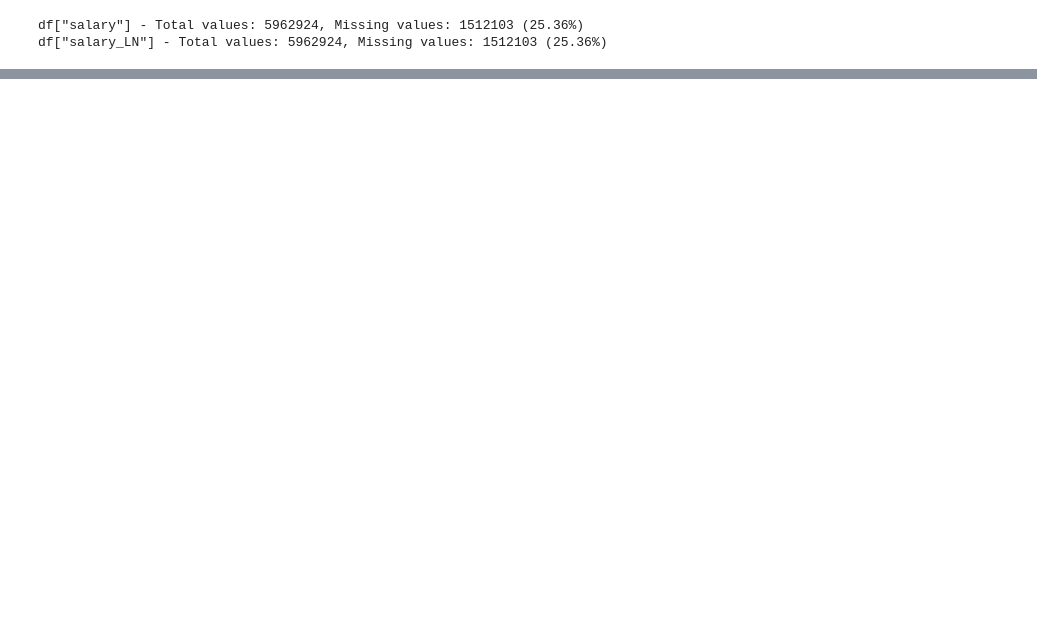
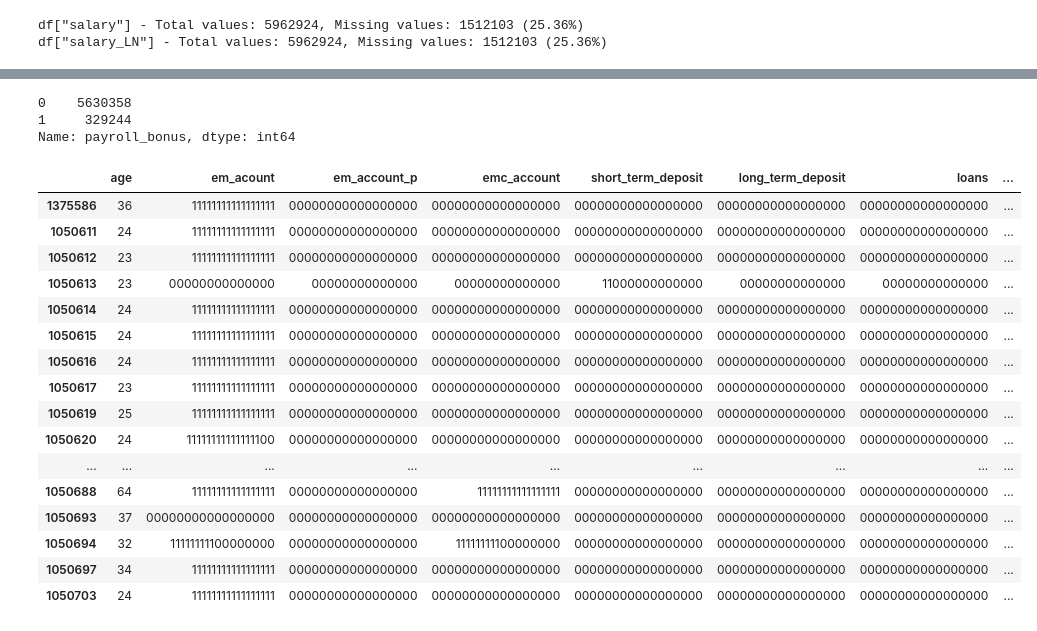
Before and after one commit to aggarcia1996/final_project_adjt, a Jupyter notebook: recommendation/ML_approach.ipynb, the cells around one changed output, grey strips where cells are left out. Drawn from its saved outputs; the diff is of its cells as text; code cells hidden in the pictures; blank space fills up the shorter version.

```diff
--- a/recommendation/ML_approach.ipynb
+++ b/recommendation/ML_approach.ipynb
@@ -132,5 +138,6 @@ df["revenue_class"] = df["revenue_total"].apply(
 # %%
 # removing customers with zero revenue as we cannot make conclusions about purchase and tenure behavior
-df = df[df["revenue_class"] != "None"]
+#print(df.shape)
+#df = df[df["revenue_class"] != "None"]
 df.shape
 # %% [output]
@@ -340,0 +277,21 @@ ValueError: Feature shape mismatch, expected: 39, got 40
+# %%
+def get_other_active_products(row, products, TARGET):
+    product_string_index = row.index.get_loc(TARGET)
+    product_string_activation_index = row[product_string_index].rfind("01") if "01" in row[product_string_index] else None
+
+    #row[product_string_index] = row[product_string_index].split("01")[0]
+
+    other_active_products = []
+    if product_string_activation_index is not None:
+        for i, column in enumerate(row.index):
+            if i != product_string_index and column in products:
+                if row[column][product_string_activation_index] == "1":
+                    other_active_products.append(column)
+    else:
+        other_active_products.append(None)
+
+    return other_active_products
+
+stringed_DF["other_active_products"] = stringed_DF.apply(get_other_active_products, args = (products, TARGET), axis = 1)
+
+stringed_DF
@@ -340,0 +312,6 @@ ValueError: Feature shape mismatch, expected: 39, got 40
+# %%
+df["payroll_bonus"].value_counts()
+# %% [output]
+0    5630358
+1     329244
+Name: payroll_bonus, dtype: int64
@@ -340,0 +321,20 @@ ValueError: Feature shape mismatch, expected: 39, got 40
+# %%
+stringed_DF[stringed_DF["other_active_products"] != "None"].head(50)
+# %% [output]
+|  | age | em_acount | em_account_p | emc_account | short_term_deposit | long_term_deposit | loans | ... |
+| 1375586 | 36 | 11111111111111111 | 00000000000000000 | 00000000000000000 | 00000000000000000 | 00000000000000000 | 00000000000000000 | ... |
+| 1050611 | 24 | 11111111111111111 | 00000000000000000 | 00000000000000000 | 00000000000000000 | 00000000000000000 | 00000000000000000 | ... |
+| 1050612 | 23 | 11111111111111111 | 00000000000000000 | 00000000000000000 | 00000000000000000 | 00000000000000000 | 00000000000000000 | ... |
+| 1050613 | 23 | 00000000000000 | 00000000000000 | 00000000000000 | 11000000000000 | 00000000000000 | 00000000000000 | ... |
+| 1050614 | 24 | 11111111111111111 | 00000000000000000 | 00000000000000000 | 00000000000000000 | 00000000000000000 | 00000000000000000 | ... |
+| 1050615 | 24 | 11111111111111111 | 00000000000000000 | 00000000000000000 | 00000000000000000 | 00000000000000000 | 00000000000000000 | ... |
+| 1050616 | 24 | 11111111111111111 | 00000000000000000 | 00000000000000000 | 00000000000000000 | 00000000000000000 | 00000000000000000 | ... |
+| 1050617 | 23 | 11111111111111111 | 00000000000000000 | 00000000000000000 | 00000000000000000 | 00000000000000000 | 00000000000000000 | ... |
+| 1050619 | 25 | 11111111111111111 | 00000000000000000 | 00000000000000000 | 00000000000000000 | 00000000000000000 | 00000000000000000 | ... |
+| 1050620 | 24 | 11111111111111100 | 00000000000000000 | 00000000000000000 | 00000000000000000 | 00000000000000000 | 00000000000000000 | ... |
+| ... | ... | ... | ... | ... | ... | ... | ... | ... |
+| 1050688 | 64 | 11111111111111111 | 00000000000000000 | 11111111111111111 | 00000000000000000 | 00000000000000000 | 00000000000000000 | ... |
+| 1050693 | 37 | 00000000000000000 | 00000000000000000 | 00000000000000000 | 00000000000000000 | 00000000000000000 | 00000000000000000 | ... |
+| 1050694 | 32 | 11111111100000000 | 00000000000000000 | 11111111100000000 | 00000000000000000 | 00000000000000000 | 00000000000000000 | ... |
+| 1050697 | 34 | 11111111111111111 | 00000000000000000 | 00000000000000000 | 00000000000000000 | 00000000000000000 | 00000000000000000 | ... |
+| 1050703 | 24 | 11111111111111111 | 00000000000000000 | 00000000000000000 | 00000000000000000 | 00000000000000000 | 00000000000000000 | ... |
```
Also changed, not shown: parts of 52 cells of this notebook.
